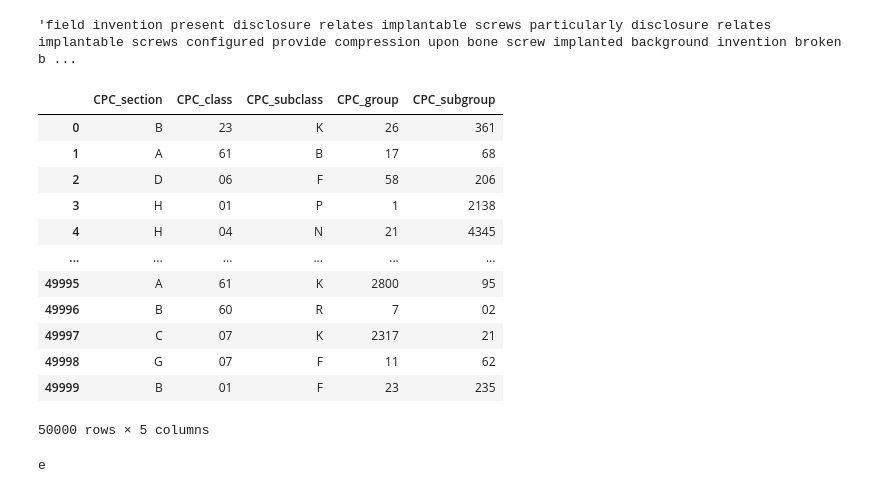
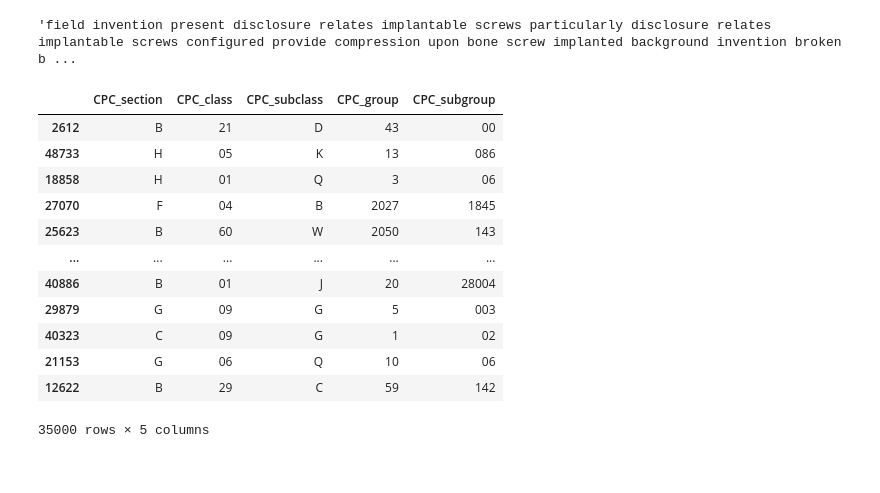
Before and after one commit to KevMn6ix/Patent_Classifier, a Jupyter notebook: fasttext.ipynb, the cells around one changed output. Drawn from its saved outputs; the diff is of its cells as text; code cells hidden in the pictures.

```diff
--- a/fasttext.ipynb
+++ b/fasttext.ipynb
@@ -208,3 +208,7 @@ def filter_data(data, filter_column, filter_value):
     Filters the dataframe based on the specified column and value.
     """
     return data[data[filter_column] == filter_value]
+# %%
+from sklearn.model_selection import train_test_split
+
+train_data, test_data = train_test_split(data, test_size=0.3)
@@ -271,22 +284,18 @@ data['description'][1]
 # %% [output]
 'field invention present disclosure relates implantable screws particularly disclosure relates implantable screws configured provide compression upon bone screw implanted background invention broken b ...
 # %%
-data[['CPC_section','CPC_class','CPC_subclass','CPC_group','CPC_subgroup']]
+train_data[['CPC_section','CPC_class','CPC_subclass','CPC_group','CPC_subgroup']]
 # %% [output]
 |  | CPC_section | CPC_class | CPC_subclass | CPC_group | CPC_subgroup |
-| 0 | B | 23 | K | 26 | 361 |
-| 1 | A | 61 | B | 17 | 68 |
-| 2 | D | 06 | F | 58 | 206 |
-| 3 | H | 01 | P | 1 | 2138 |
-| 4 | H | 04 | N | 21 | 4345 |
+| 2612 | B | 21 | D | 43 | 00 |
+| 48733 | H | 05 | K | 13 | 086 |
+| 18858 | H | 01 | Q | 3 | 06 |
+| 27070 | F | 04 | B | 2027 | 1845 |
+| 25623 | B | 60 | W | 2050 | 143 |
 | ... | ... | ... | ... | ... | ... |
-| 49995 | A | 61 | K | 2800 | 95 |
-| 49996 | B | 60 | R | 7 | 02 |
-| 49997 | C | 07 | K | 2317 | 21 |
-| 49998 | G | 07 | F | 11 | 62 |
-| 49999 | B | 01 | F | 23 | 235 |
+| 40886 | B | 01 | J | 20 | 28004 |
+| 29879 | G | 09 | G | 5 | 003 |
+| 40323 | C | 09 | G | 1 | 02 |
+| 21153 | G | 06 | Q | 10 | 06 |
+| 12622 | B | 29 | C | 59 | 142 |
-50000 rows × 5 columns
+35000 rows × 5 columns
-# %%
-print("e")
-# %% [output]
-e
```
Also changed, not shown: parts of 8 cells of this notebook, 1 other file.
